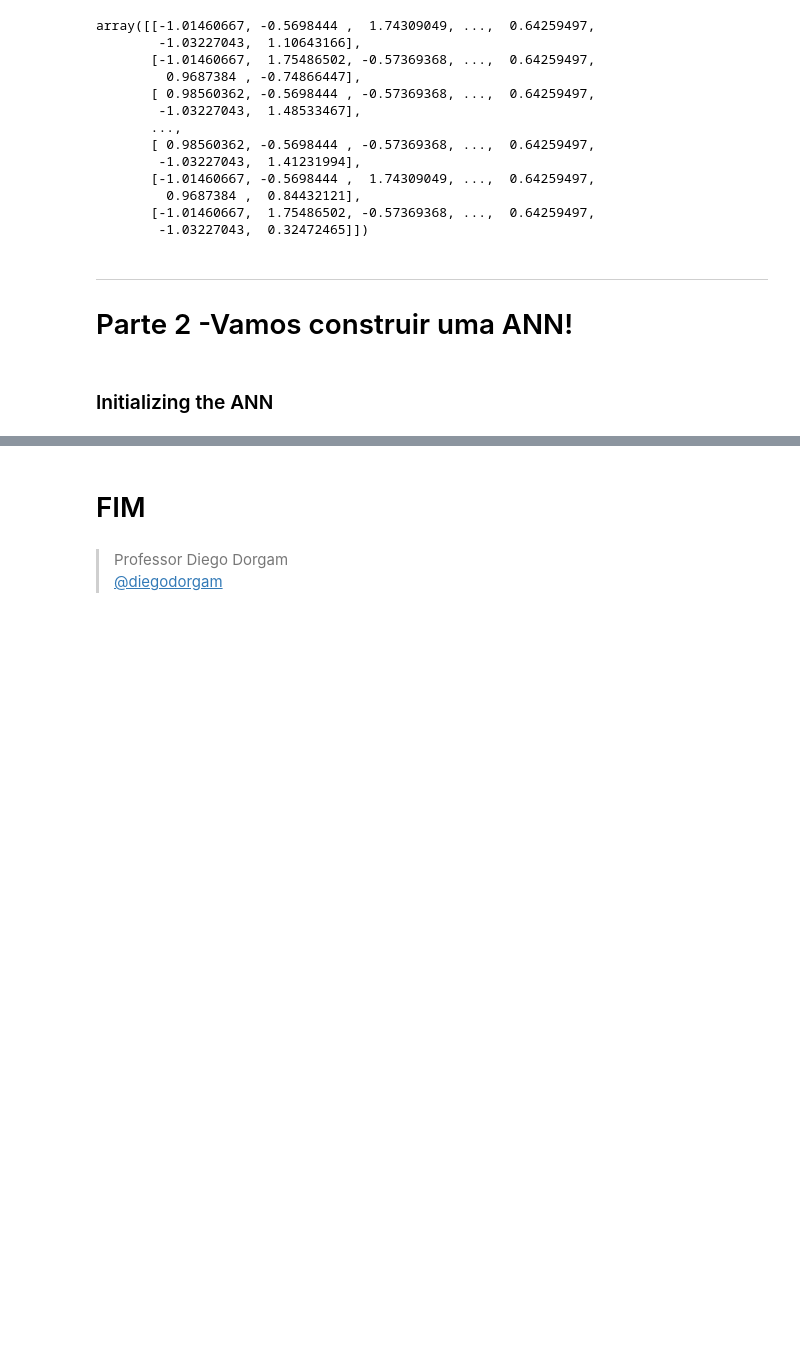
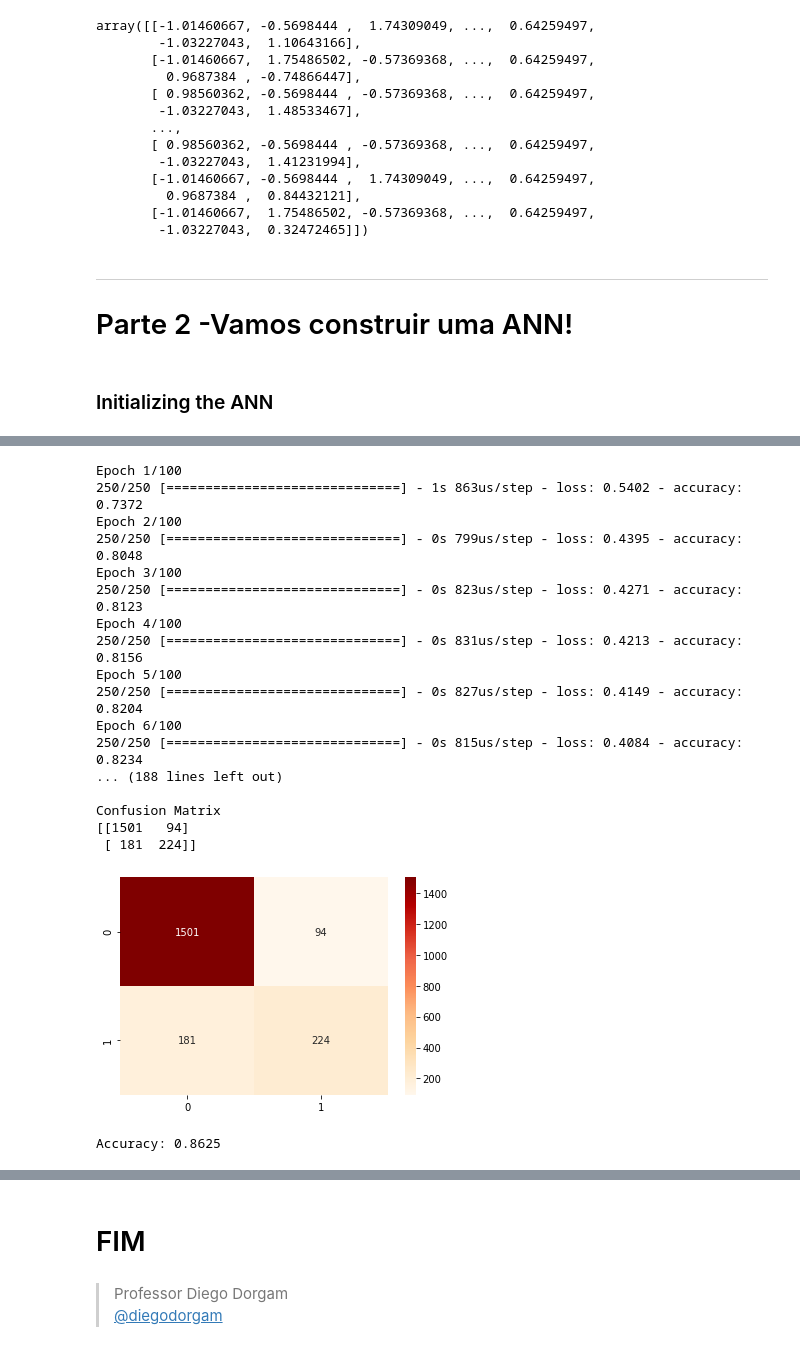
Before and after one commit to deeplearningunb/building-ann, a Jupyter notebook: ArtificialNeuralNetwork.ipynb, the cells around one changed output, grey strips where cells are left out. Cells and saved outputs as stored; diff of their text form; code cells hidden in the pictures; blank space fills up the shorter version.

```diff
--- a/ArtificialNeuralNetwork.ipynb
+++ b/ArtificialNeuralNetwork.ipynb
@@ -202,0 +196,22 @@ print(cm)
+# %%
+build_ann('tanh', 'tanh', 'sigmoid')
+# %% [output]
+Epoch 1/100
+250/250 [==============================] - 1s 863us/step - loss: 0.5402 - accuracy: 0.7372
+Epoch 2/100
+250/250 [==============================] - 0s 799us/step - loss: 0.4395 - accuracy: 0.8048
+Epoch 3/100
+250/250 [==============================] - 0s 823us/step - loss: 0.4271 - accuracy: 0.8123
+Epoch 4/100
+250/250 [==============================] - 0s 831us/step - loss: 0.4213 - accuracy: 0.8156
+Epoch 5/100
+250/250 [==============================] - 0s 827us/step - loss: 0.4149 - accuracy: 0.8204
+Epoch 6/100
+250/250 [==============================] - 0s 815us/step - loss: 0.4084 - accuracy: 0.8234
+... (188 lines left out)
+
+Confusion Matrix
+[[1501   94]
+ [ 181  224]]
+[figure, added]
+Accuracy: 0.8625
```
Also changed, not shown: parts of 25 cells of this notebook.
